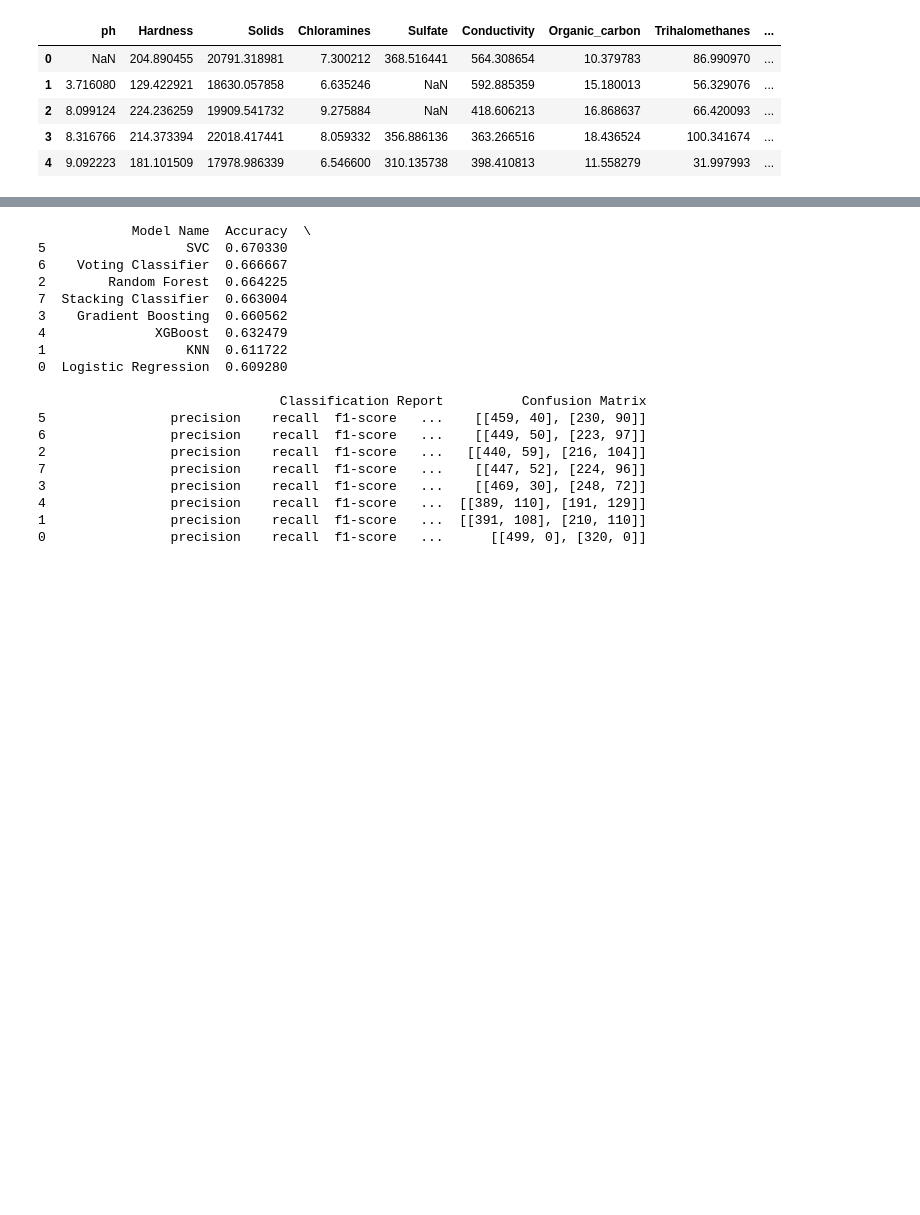
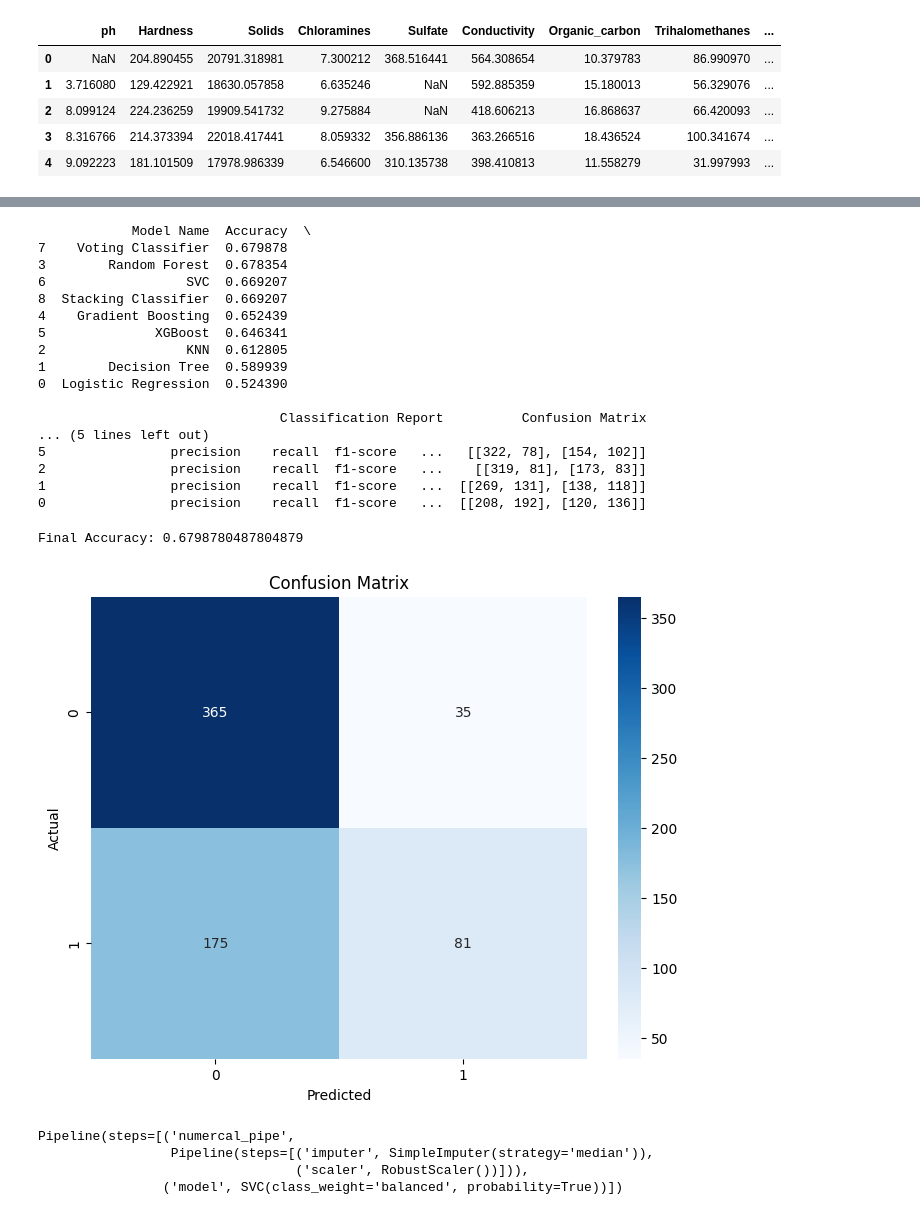
Before and after one commit to sonjoy1s/ML, a Jupyter notebook: Water_Quality.ipynb, the cells around one changed output, grey strips where cells are left out. Cells and saved outputs as stored; diff of their text form; code cells hidden in the pictures; blank space fills up the shorter version.

```diff
--- a/Water_Quality.ipynb
+++ b/Water_Quality.ipynb
@@ -127,8 +167,9 @@ X_train,X_test,y_train,y_test = train_test_split(X,y,test_size=0.25,random_state
 # %%
 # base learner
-lgr = LogisticRegression()
+lgr = LogisticRegression(class_weight={0:1, 1:1998/1278}, max_iter=1000)
+dtc = DecisionTreeClassifier()
 knn = KNeighborsClassifier()
-rf_clf = RandomForestClassifier(random_state=42)
+rf_clf = RandomForestClassifier(class_weight={0:1, 1:1998/1278},random_state=42)
 gb_clf = GradientBoostingClassifier(random_state=42)
 xgb_clf = XGBClassifier(random_state=42)
 svc_cls = SVC(random_state=42)
@@ -139,7 +180,8 @@ voting_cls = VotingClassifier(
     estimators=[
         ('rf', rf_clf),#randomforest
         ('gb', gb_clf), # Gradientboosting
-        ('xgb', xgb_clf) # Xgbclassifier
+        ('xgb', xgb_clf), # Xgbclassifier
+
     ]
 )
 # %%
@@ -154,6 +196,7 @@ stacking_cls = StackingClassifier(
 # %%
 model_train = {
     'Logistic Regression': lgr,
+    'Decision Tree': dtc,
     'KNN': knn,
     'Random Forest': rf_clf,
     'Gradient Boosting': gb_clf,
@@ -168,7 +211,7 @@ results = []
 for name, model in model_train.items():
   pipe = Pipeline(
       [
-          ('numercal_pipe',num_transformer),
+          ('numercal_pipe',num_pipeline),
           ('model',model)
       ]
   )
@@ -193,21 +236,44 @@ for name, model in model_train.items():
 print(result_df)
 # %% [output]
             Model Name  Accuracy  \
-5                  SVC  0.670330
-6    Voting Classifier  0.666667
-2        Random Forest  0.664225
-7  Stacking Classifier  0.663004
-3    Gradient Boosting  0.660562
-4              XGBoost  0.632479
-1                  KNN  0.611722
-0  Logistic Regression  0.609280
+7    Voting Classifier  0.679878
+3        Random Forest  0.678354
+6                  SVC  0.669207
+8  Stacking Classifier  0.669207
+4    Gradient Boosting  0.652439
+5              XGBoost  0.646341
+2                  KNN  0.612805
+1        Decision Tree  0.589939
+0  Logistic Regression  0.524390
 
                                Classification Report          Confusion Matrix
-5                precision    recall  f1-score   ...    [[459, 40], [230, 90]]
-6                precision    recall  f1-score   ...    [[449, 50], [223, 97]]
-2                precision    recall  f1-score   ...   [[440, 59], [216, 104]]
-7                precision    recall  f1-score   ...    [[447, 52], [224, 96]]
-3                precision    recall  f1-score   ...    [[469, 30], [248, 72]]
-4                precision    recall  f1-score   ...  [[389, 110], [191, 129]]
-1                precision    recall  f1-score   ...  [[391, 108], [210, 110]]
-0                precision    recall  f1-score   ...      [[499, 0], [320, 0]]
+... (5 lines left out)
+5                precision    recall  f1-score   ...   [[322, 78], [154, 102]]
+2                precision    recall  f1-score   ...    [[319, 81], [173, 83]]
+1                precision    recall  f1-score   ...  [[269, 131], [138, 118]]
+0                precision    recall  f1-score   ...  [[208, 192], [120, 136]]
+# %%
+best_model = result_df.iloc[0]['Model Name']
+best_model_obj = model_train[best_model]
+
+final_pipe = Pipeline(
+    [
+        ('preprocessor',num_pipeline),
+        ('model',best_model_obj)
+    ]
+)
+
+final_pipe.fit(X_train,y_train)
+y_final_pred = final_pipe.predict(X_test)
+print("Final Accuracy:", accuracy_score(y_test, y_final_pred))
+
+cm = confusion_matrix(y_test, y_final_pred)
+plt.figure(figsize=(8,6))
+sns.heatmap(cm, annot=True, fmt='d', cmap='Blues')
+plt.xlabel('Predicted')
+plt.ylabel('Actual')
+plt.title('Confusion Matrix')
+plt.show()
+# %% [output]
+Final Accuracy: 0.6798780487804879
+[figure, added]
@@ -213,0 +289,7 @@ print(result_df)
+# %%
+svc_pipe.fit(X_train,y_train)
+# %% [output]
+Pipeline(steps=[('numercal_pipe',
+                 Pipeline(steps=[('imputer', SimpleImputer(strategy='median')),
+                                 ('scaler', RobustScaler())])),
+                ('model', SVC(class_weight='balanced', probability=True))])
```
Also changed, not shown: parts of 29 cells of this notebook.
